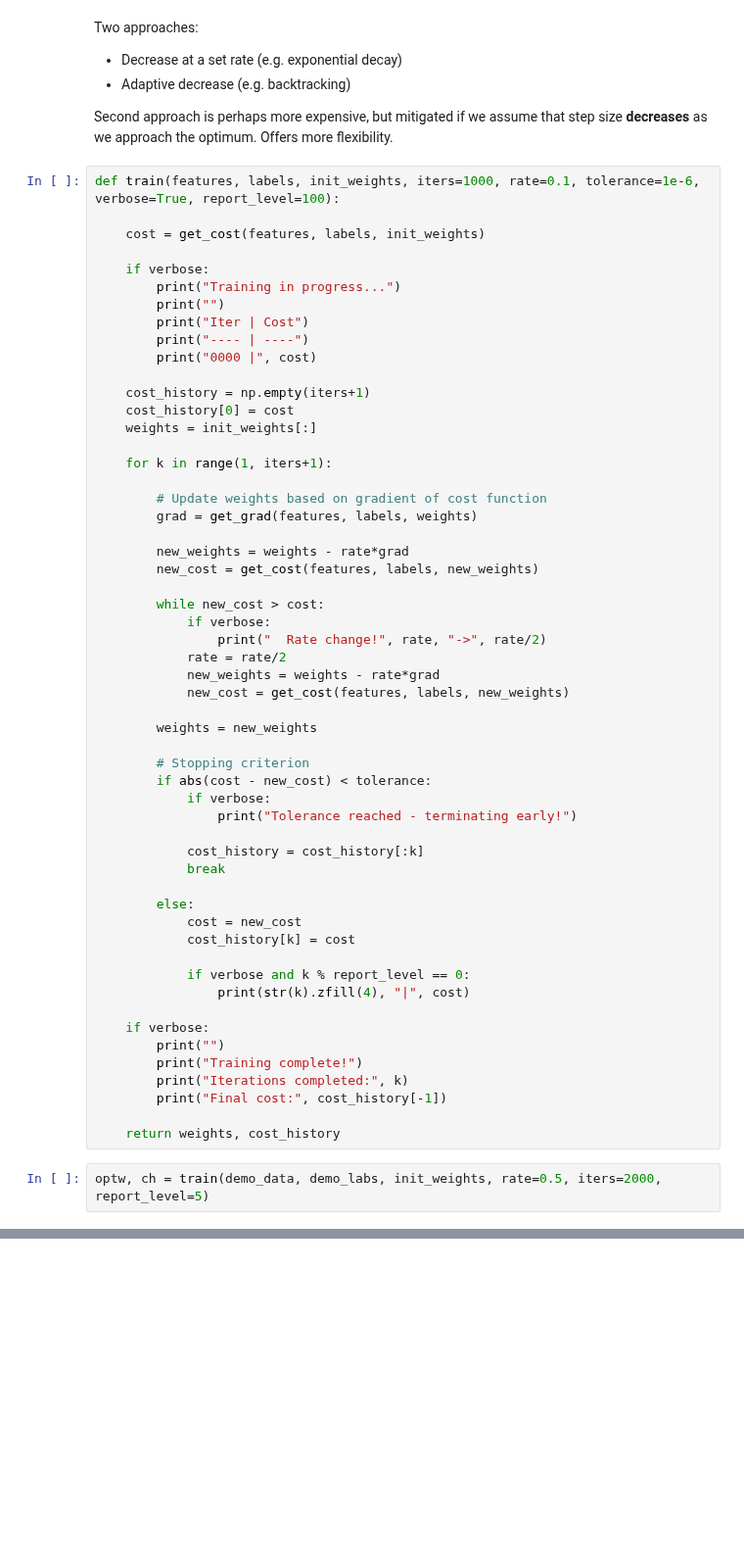
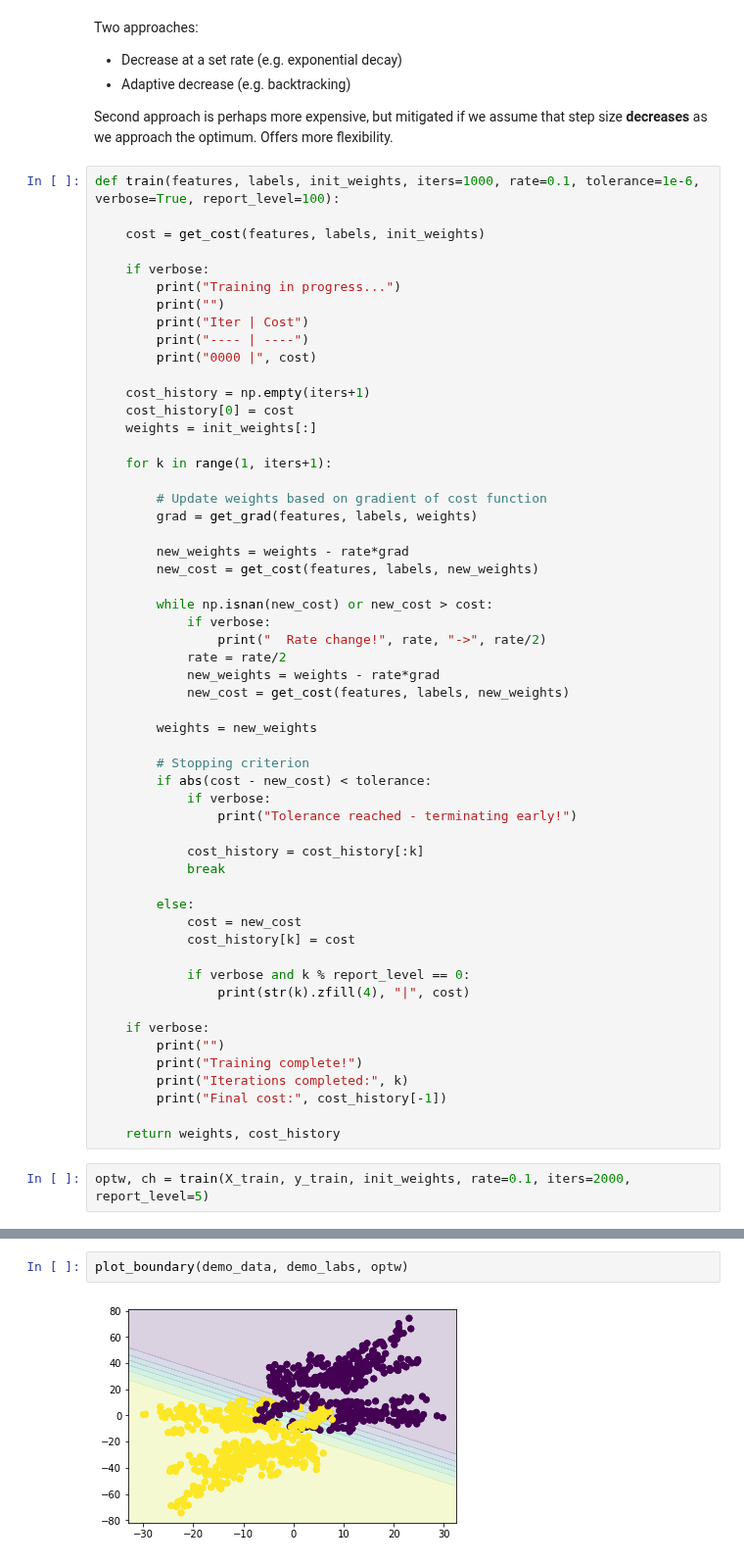
Before and after one commit to owenjonesuob/neural-nets-for-classification, a Jupyter notebook: sandbox.ipynb, the cells around one changed output, grey strips where cells are left out. Shown at 98% size. Drawn from its saved outputs; the diff is of its cells as text; blank space fills up the shorter version.

```diff
--- a/sandbox.ipynb
+++ b/sandbox.ipynb
@@ -265,7 +276,7 @@ def train(features, labels, init_weights, iters=1000, rate=0.1, tolerance=1e-6,
         new_weights = weights - rate*grad
         new_cost = get_cost(features, labels, new_weights)
 
-        while new_cost > cost:
+        while np.isnan(new_cost) or new_cost > cost:
             if verbose:
                 print("  Rate change!", rate, "->", rate/2)
             rate = rate/2
@@ -297,7 +308,7 @@ def train(features, labels, init_weights, iters=1000, rate=0.1, tolerance=1e-6,
 
     return weights, cost_history
 # %%
-optw, ch = train(demo_data, demo_labs, init_weights, rate=0.5, iters=2000, report_level=5)
+optw, ch = train(X_train, y_train, init_weights, rate=0.1, iters=2000, report_level=5)
 # %% [output]
 Training in progress...
 
@@ -322,0 +339,4 @@ plt.plot(ch)
+# %%
+plot_boundary(demo_data, demo_labs, optw)
+# %% [output]
+[figure, added]
```
Also changed, not shown: parts of 24 cells of this notebook.
